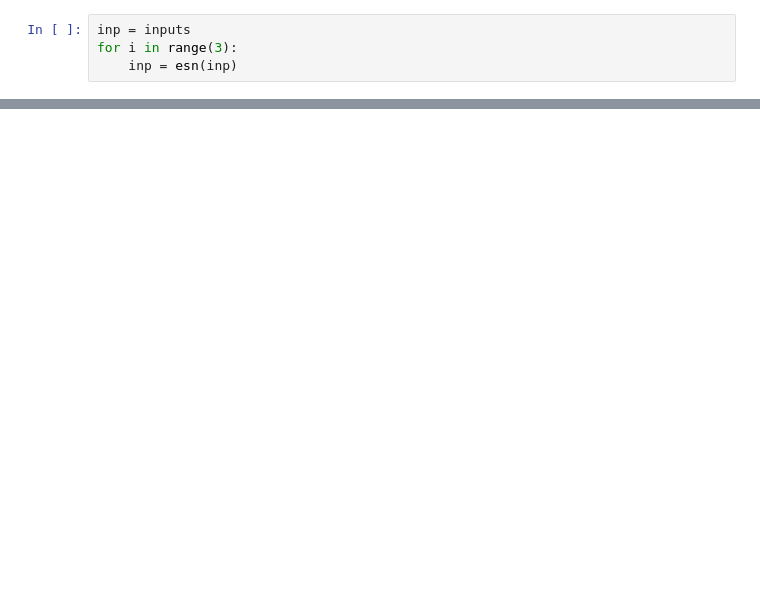
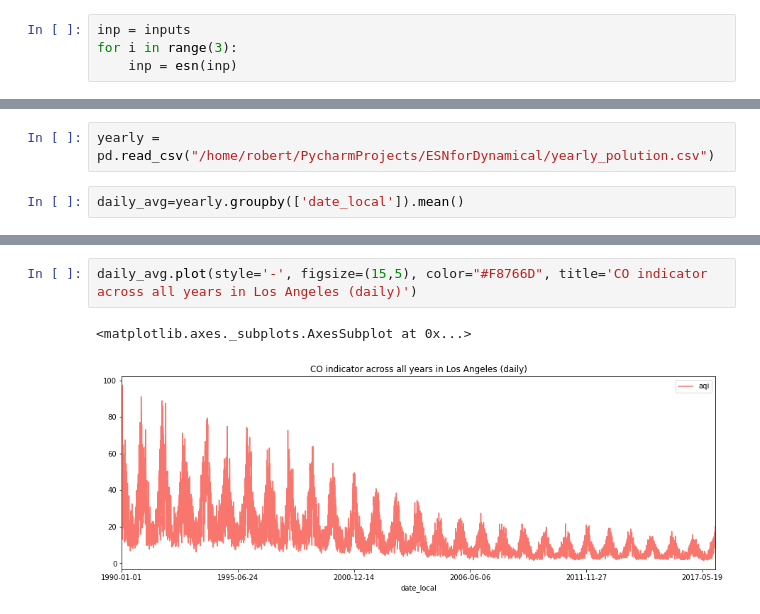
Before and after one commit to Ro6ertWcislo/ESN-for-dynamical-systems, a Jupyter notebook: ESN.ipynb, the cells around one changed output, grey strips where cells are left out. Drawn from its saved outputs; the diff is of its cells as text; blank space fills up the shorter version.

```diff
--- a/ESN.ipynb
+++ b/ESN.ipynb
@@ -466,0 +474,4 @@ plt.show()
+# %%
+yearly = pd.read_csv("/home/robert/PycharmProjects/ESNforDynamical/yearly_polution.csv")
+# %%
+daily_avg=yearly.groupby(['date_local']).mean()
@@ -466,0 +488,5 @@ plt.show()
+# %%
+daily_avg.plot(style='-', figsize=(15,5), color="#F8766D", title='CO indicator across all years in Los Angeles (daily)')
+# %% [output]
+<matplotlib.axes._subplots.AxesSubplot at 0x...>
+[figure, added]
```
Also changed, not shown: parts of 60 cells of this notebook, 7 other files.
